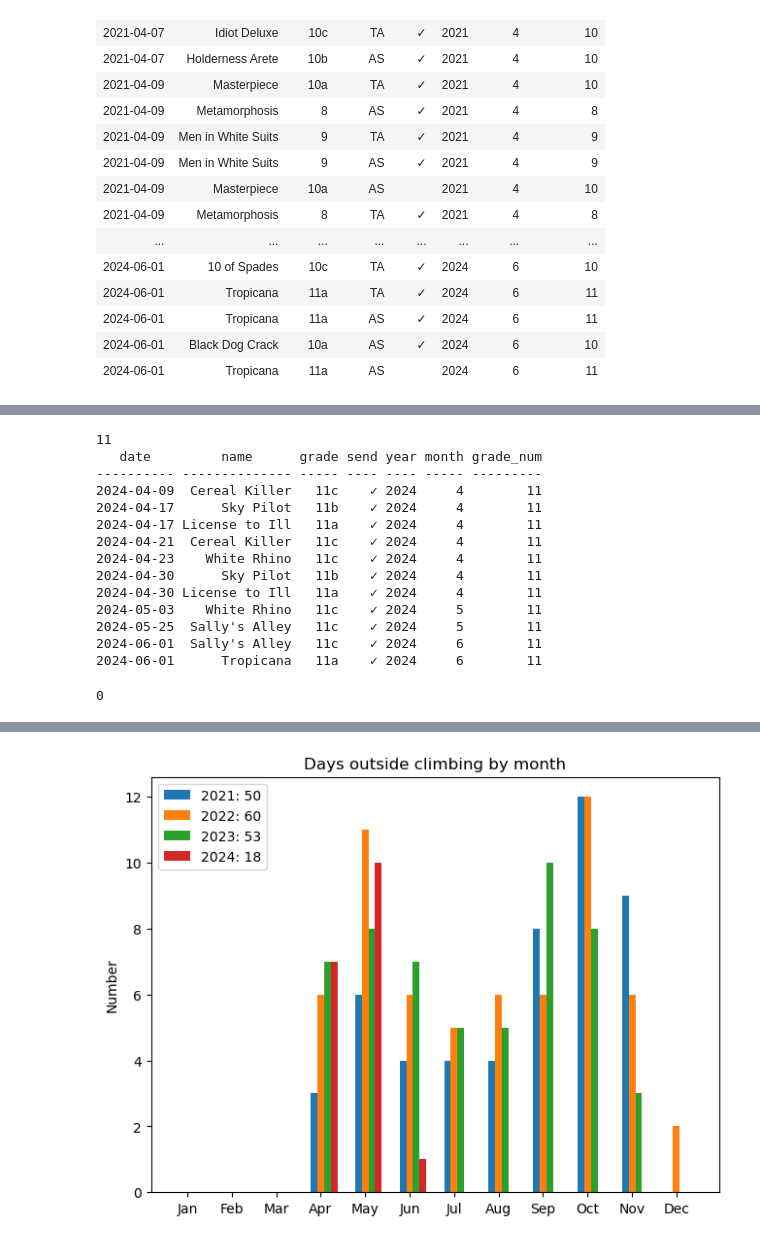
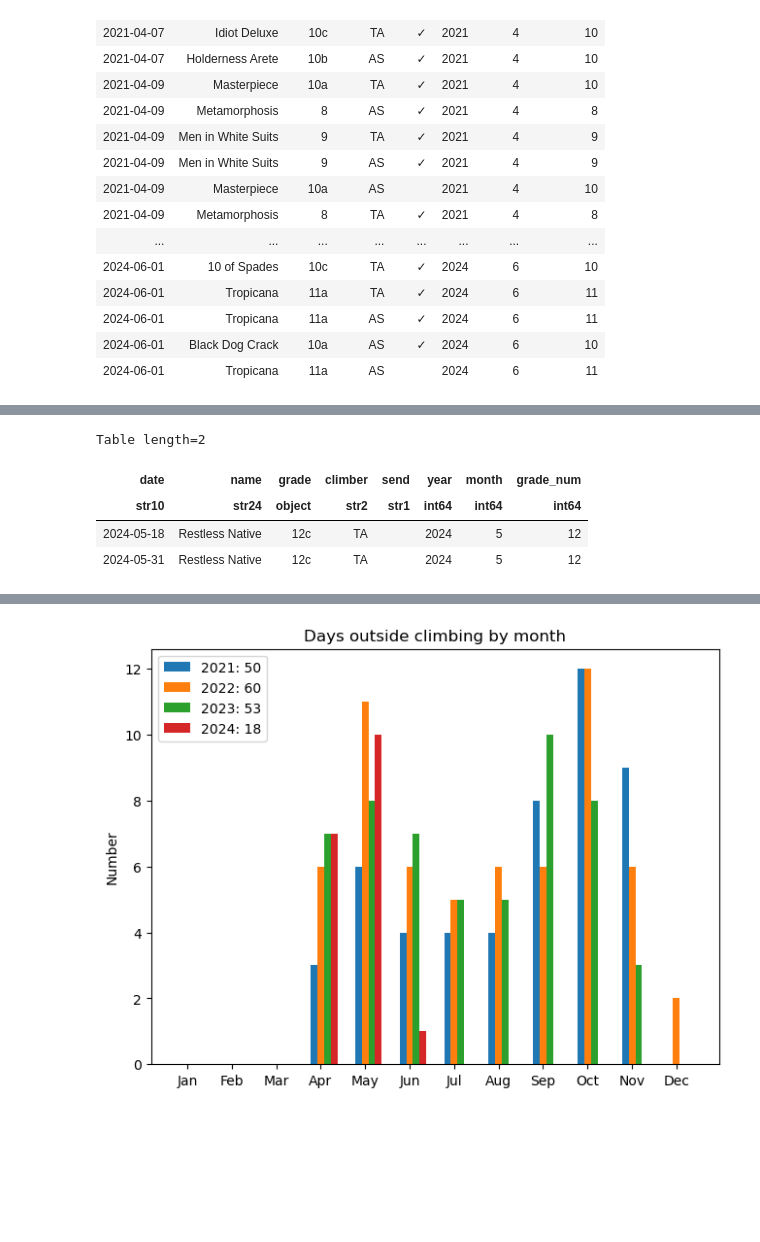
Before and after one commit to taldcroft/climb-stats, a Jupyter notebook: climb-stats.ipynb, the cells around one changed output, grey strips where cells are left out. Cells and saved outputs as stored; diff of their text form; code cells hidden in the pictures; blank space fills up the shorter version.

```diff
--- a/climb-stats.ipynb
+++ b/climb-stats.ipynb
@@ -234,17 +168,0 @@ print_climbs(climbs11, "2023-01-01", "2023-12-31")
-# %%
-print_climbs(climbs11, "2024-01-01", "2024-06-31")
-# %% [output]
-11
-   date         name      grade send year month grade_num
----------- -------------- ----- ---- ---- ----- ---------
-2024-04-09  Cereal Killer   11c    ✓ 2024     4        11
-2024-04-17      Sky Pilot   11b    ✓ 2024     4        11
-2024-04-17 License to Ill   11a    ✓ 2024     4        11
-2024-04-21  Cereal Killer   11c    ✓ 2024     4        11
-2024-04-23    White Rhino   11c    ✓ 2024     4        11
-2024-04-30      Sky Pilot   11b    ✓ 2024     4        11
-2024-04-30 License to Ill   11a    ✓ 2024     4        11
-2024-05-03    White Rhino   11c    ✓ 2024     5        11
-2024-05-25  Sally's Alley   11c    ✓ 2024     5        11
-2024-06-01  Sally's Alley   11c    ✓ 2024     6        11
-2024-06-01      Tropicana   11a    ✓ 2024     6        11
@@ -260,5 +169,9 @@ for cg in cgs.groups:
-# %%
-int()
-# %% [output]
-0
+# %%
+climbs[climbs["name"] == "Restless Native"]
+# %% [output]
+Table length=2
+| date | name | grade | climber | send | year | month | grade_num |
+| str10 | str24 | object | str2 | str1 | int64 | int64 | int64 |
+| 2024-05-18 | Restless Native | 12c | TA |  | 2024 | 5 | 12 |
+| 2024-05-31 | Restless Native | 12c | TA |  | 2024 | 5 | 12 |
 # %%
```
Also changed, not shown: parts of 20 cells of this notebook, 4 other files.
